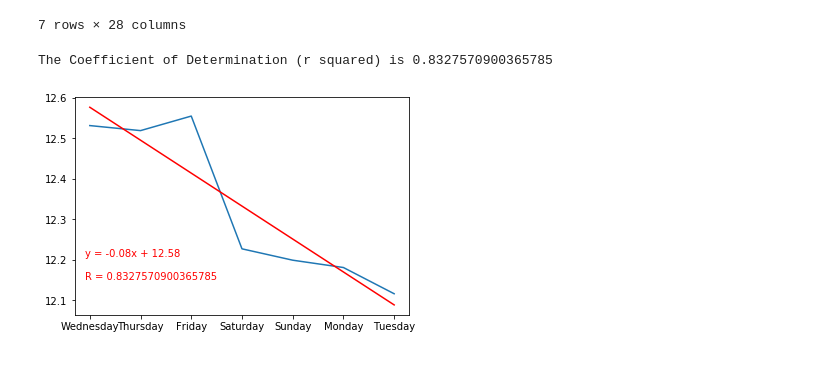
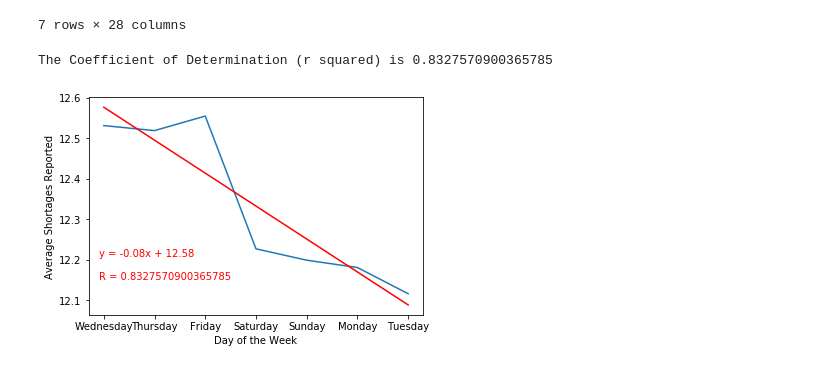
Before and after one commit to nkeplinger/healthcare_module7, a Jupyter notebook: Chronological_Analysis.ipynb, the cells around one changed output. Saved outputs shown, nothing was run; the diff lists cells and outputs as text; code cells hidden in the pictures.

```diff
--- a/Chronological_Analysis.ipynb
+++ b/Chronological_Analysis.ipynb
@@ -323,10 +329,12 @@ dow_means
 # %%
 plt.plot(dow_means['index'], dow_means['critical_staffing_shortage_today_yes'])
 linear_regression(dow_means['index'], dow_means['critical_staffing_shortage_today_yes'])
 plt.annotate(linreg_annotation(dow_means['index'], dow_means['critical_staffing_shortage_today_yes']), (-.1,12.15), color='red')
 plt.xticks([0,1,2,3,4,5,6], labels=list(dow_means['Day of Week']))
+plt.xlabel('Day of the Week')
+plt.ylabel('Average Shortages Reported')
 plt.savefig('output/1-7', bbox_inches='tight')
 plt.show()
 # %% [output]
 The Coefficient of Determination (r squared) is 0.8327570900365785
-[figure, old version]
+[figure, new version]
```
Also changed, not shown: parts of 4 cells of this notebook, 5 other files.
